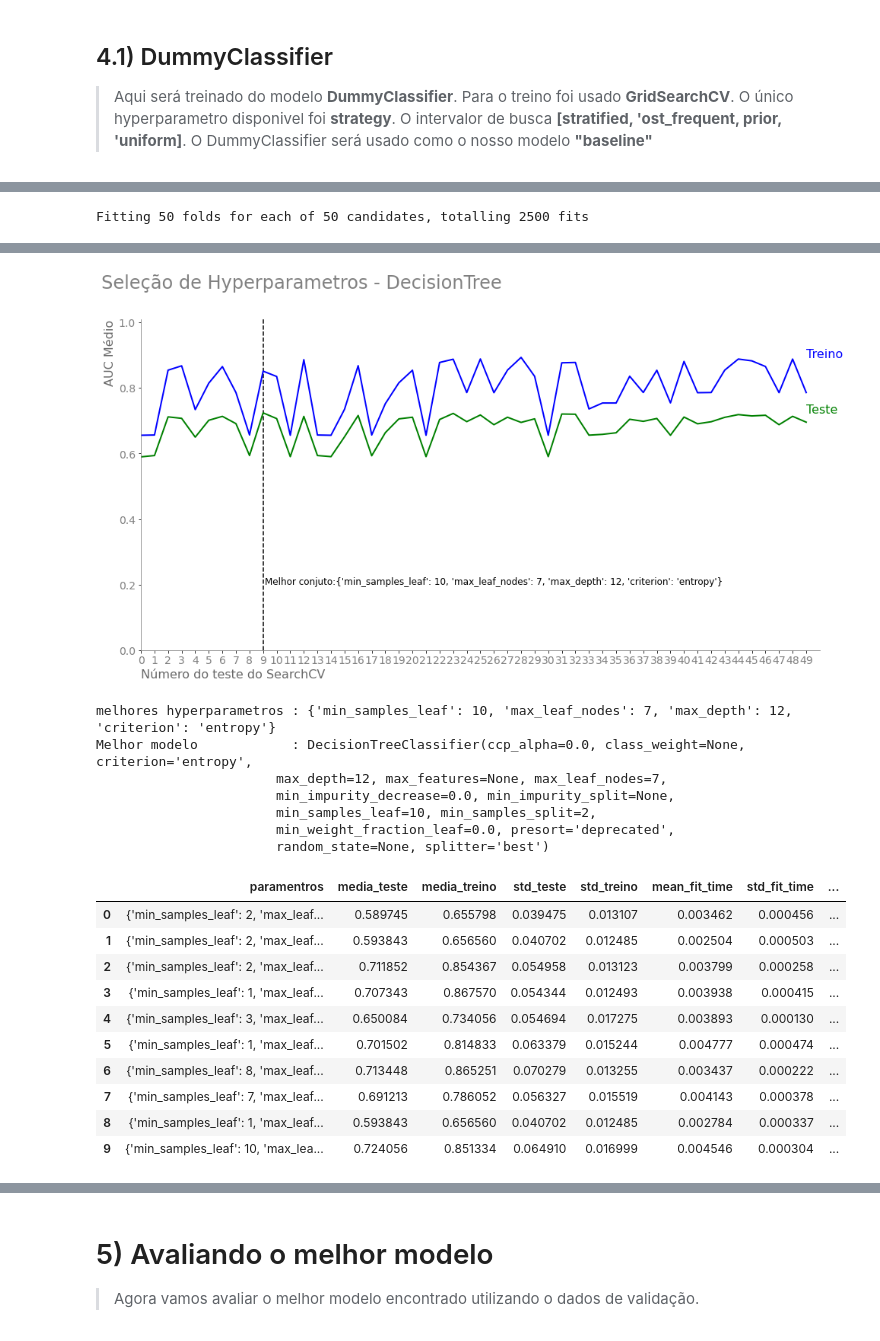
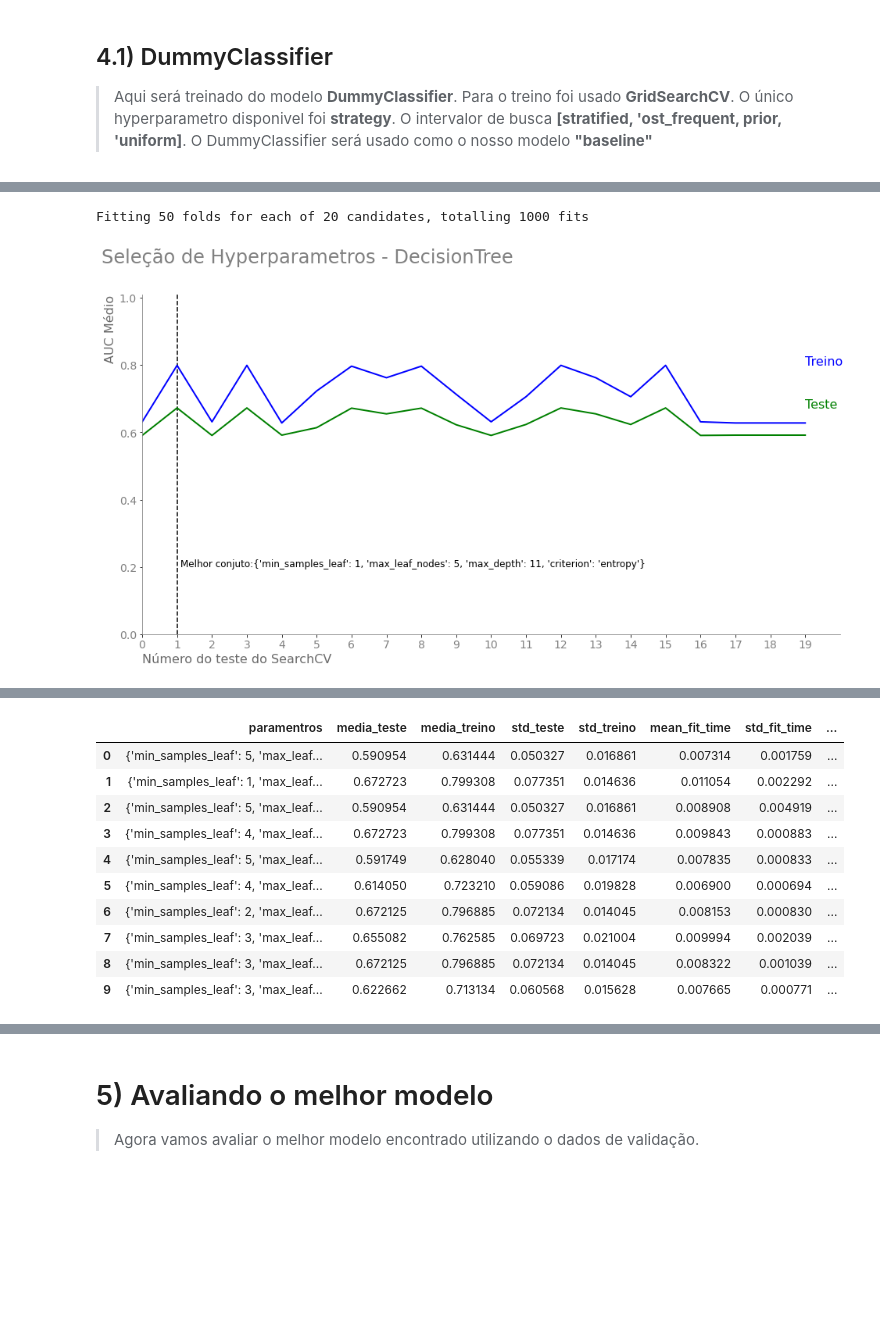
Before and after one commit to HenriqueCCdA/BC_DS_Projeto_Final, a Jupyter notebook: Notebooks/ML/treinamentos.ipynb, the cells around one changed output, grey strips where cells are left out. Saved outputs shown, nothing was run; the diff lists cells and outputs as text; code cells hidden in the pictures; blank space fills up the shorter version.

```diff
--- a/Notebooks/ML/treinamentos.ipynb
+++ b/Notebooks/ML/treinamentos.ipynb
@@ -156,6 +148,10 @@ Número total de entradas para o Cross Validation : 298
 # 4) Modelo de ML
 
 A opção **refit** foi deixado como **true** logo depois que o melhor modelo for selecioando o RandomizedSearchCV/GridSearchCv **re-treina** esse modelo com o dataset completo (treino+teste).
+# %%
+n_iter   = 20
+n_splits = 5
+n_repeats= 10
 # %% [markdown]
 ## 4.1) DummyClassifier
 
@@ -251,13 +239,13 @@ parameters = {'max_depth'       : np.arange(1, 21),
 modelo = DecisionTreeClassifier()
 
 resultados, melhor_modelo_arvore, melhores_hyperparametros  = treina_modelo_randomized_search_cv(modelo,
-                                                                                                  x_cv,
-                                                                                                  y_cv,
-                                                                                                  parameters,
-                                                                                                  n_splits=5,
-                                                                                                  n_repeats=10,
-                                                                                                  n_iter=50,
-                                                                                                  seed=14715)
+                                                                                            x_cv,
+                                                                                            y_cv,
+                                                                                            parameters,
+                                                                                            n_splits=n_splits,
+                                                                                            n_repeats=n_repeats,
+                                                                                            n_iter=n_iter,
+                                                                                            seed=14715)
 plota_treino_teste_auc('Seleção de Hyperparametros - DecisionTree',
                        resultados['media_teste'],
                        resultados['media_treino'],
@@ -266,4 +254,5 @@ plota_treino_teste_auc('Seleção de Hyperparametros - DecisionTree',
 
 resultados_treinamento(resultados, melhor_modelo_arvore, melhores_hyperparametros, n = 10)
 # %% [output]
-Fitting 50 folds for each of 50 candidates, totalling 2500 fits
+Fitting 50 folds for each of 20 candidates, totalling 1000 fits
+[figure, new version]
@@ -272,22 +261,14 @@ Fitting 50 folds for each of 50 candidates, totalling 2500 fits
-[figure, old version]
-melhores hyperparametros : {'min_samples_leaf': 10, 'max_leaf_nodes': 7, 'max_depth': 12, 'criterion': 'entropy'}
-Melhor modelo            : DecisionTreeClassifier(ccp_alpha=0.0, class_weight=None, criterion='entropy',
-                       max_depth=12, max_features=None, max_leaf_nodes=7,
-                       min_impurity_decrease=0.0, min_impurity_split=None,
-                       min_samples_leaf=10, min_samples_split=2,
-                       min_weight_fraction_leaf=0.0, presort='deprecated',
-                       random_state=None, splitter='best')
 |  | paramentros | media_teste | media_treino | std_teste | std_treino | mean_fit_time | std_fit_time | ... |
-| 0 | {'min_samples_leaf': 2, 'max_leaf... | 0.589745 | 0.655798 | 0.039475 | 0.013107 | 0.003462 | 0.000456 | ... |
-| 1 | {'min_samples_leaf': 2, 'max_leaf... | 0.593843 | 0.656560 | 0.040702 | 0.012485 | 0.002504 | 0.000503 | ... |
-| 2 | {'min_samples_leaf': 2, 'max_leaf... | 0.711852 | 0.854367 | 0.054958 | 0.013123 | 0.003799 | 0.000258 | ... |
-| 3 | {'min_samples_leaf': 1, 'max_leaf... | 0.707343 | 0.867570 | 0.054344 | 0.012493 | 0.003938 | 0.000415 | ... |
-| 4 | {'min_samples_leaf': 3, 'max_leaf... | 0.650084 | 0.734056 | 0.054694 | 0.017275 | 0.003893 | 0.000130 | ... |
-| 5 | {'min_samples_leaf': 1, 'max_leaf... | 0.701502 | 0.814833 | 0.063379 | 0.015244 | 0.004777 | 0.000474 | ... |
-| 6 | {'min_samples_leaf': 8, 'max_leaf... | 0.713448 | 0.865251 | 0.070279 | 0.013255 | 0.003437 | 0.000222 | ... |
-| 7 | {'min_samples_leaf': 7, 'max_leaf... | 0.691213 | 0.786052 | 0.056327 | 0.015519 | 0.004143 | 0.000378 | ... |
-| 8 | {'min_samples_leaf': 1, 'max_leaf... | 0.593843 | 0.656560 | 0.040702 | 0.012485 | 0.002784 | 0.000337 | ... |
-| 9 | {'min_samples_leaf': 10, 'max_lea... | 0.724056 | 0.851334 | 0.064910 | 0.016999 | 0.004546 | 0.000304 | ... |
+| 0 | {'min_samples_leaf': 5, 'max_leaf... | 0.590954 | 0.631444 | 0.050327 | 0.016861 | 0.007314 | 0.001759 | ... |
+| 1 | {'min_samples_leaf': 1, 'max_leaf... | 0.672723 | 0.799308 | 0.077351 | 0.014636 | 0.011054 | 0.002292 | ... |
+| 2 | {'min_samples_leaf': 5, 'max_leaf... | 0.590954 | 0.631444 | 0.050327 | 0.016861 | 0.008908 | 0.004919 | ... |
+| 3 | {'min_samples_leaf': 4, 'max_leaf... | 0.672723 | 0.799308 | 0.077351 | 0.014636 | 0.009843 | 0.000883 | ... |
+| 4 | {'min_samples_leaf': 5, 'max_leaf... | 0.591749 | 0.628040 | 0.055339 | 0.017174 | 0.007835 | 0.000833 | ... |
+| 5 | {'min_samples_leaf': 4, 'max_leaf... | 0.614050 | 0.723210 | 0.059086 | 0.019828 | 0.006900 | 0.000694 | ... |
+| 6 | {'min_samples_leaf': 2, 'max_leaf... | 0.672125 | 0.796885 | 0.072134 | 0.014045 | 0.008153 | 0.000830 | ... |
+| 7 | {'min_samples_leaf': 3, 'max_leaf... | 0.655082 | 0.762585 | 0.069723 | 0.021004 | 0.009994 | 0.002039 | ... |
+| 8 | {'min_samples_leaf': 3, 'max_leaf... | 0.672125 | 0.796885 | 0.072134 | 0.014045 | 0.008322 | 0.001039 | ... |
+| 9 | {'min_samples_leaf': 3, 'max_leaf... | 0.622662 | 0.713134 | 0.060568 | 0.015628 | 0.007665 | 0.000771 | ... |
 # %% [markdown]
 ---
 ## 4.4) Forest Tree
```
Also changed, not shown: parts of 29 cells of this notebook, 4 other files.
